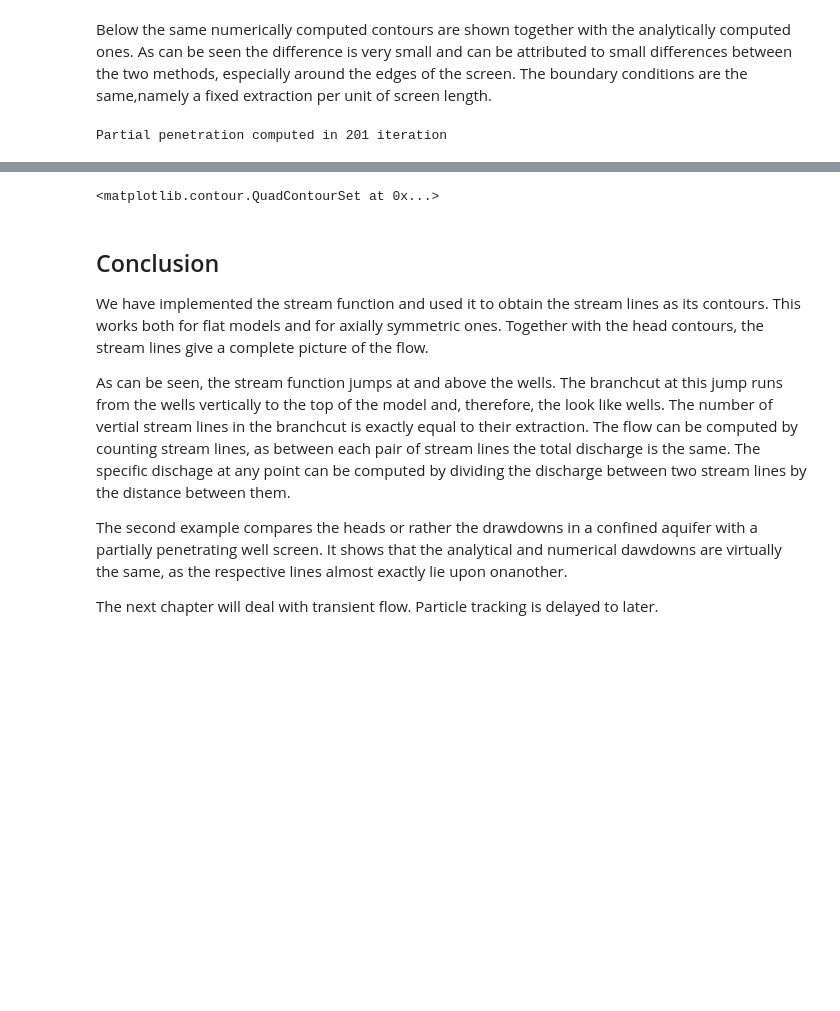
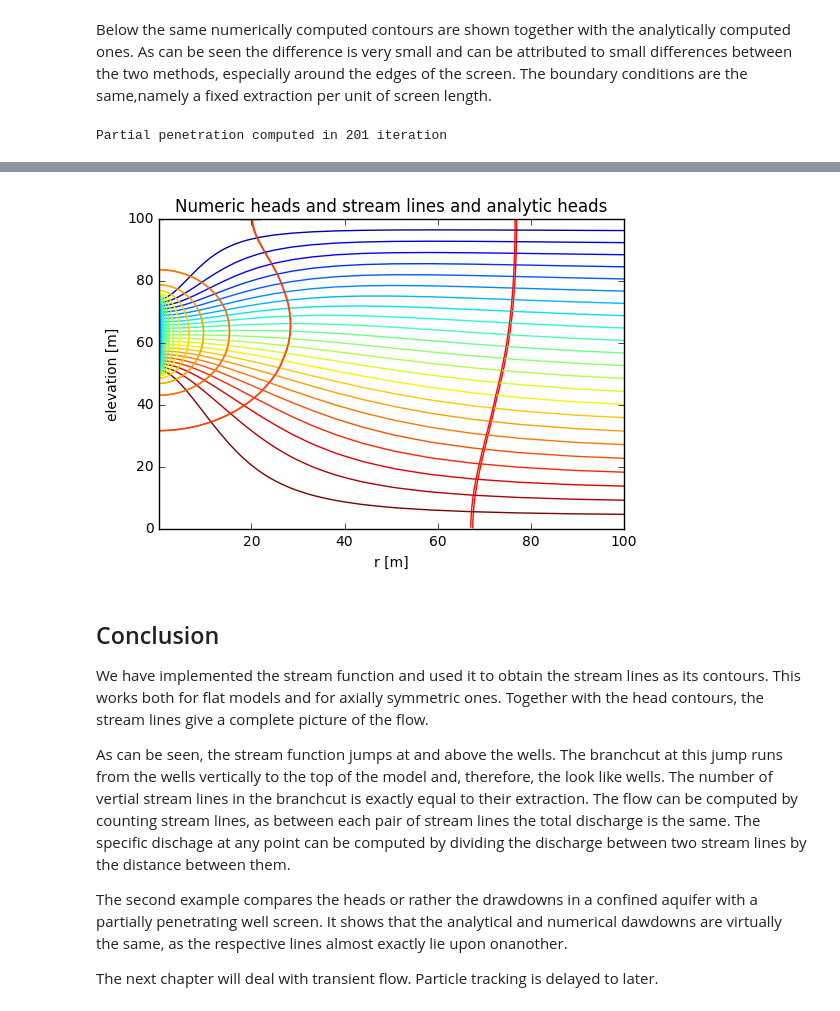
Before and after one commit to Olsthoorn/FDModelBuildingCourseGroundwaterFlow, a Jupyter notebook: 07_stream_lines.ipynb, the cells around one changed output, grey strips where cells are left out. Cells and saved outputs as stored; diff of their text form; code cells hidden in the pictures; blank space fills up the shorter version.

```diff
--- a/07_stream_lines.ipynb
+++ b/07_stream_lines.ipynb
@@ -393,8 +382,9 @@ plt.figure()
 plt.title('Numeric heads and stream lines and analytic heads');
 plt.setp(plt.gca(), 'xlabel','r [m]', 'ylabel', 'elevation [m]', 'xlim', (gr.x[0], 100.), 'ylim',(0, D))
 
-plt.contour(gr.xc, gr.zc, Out.Phi[0].T, cont) # plot the numeric contours
+plt.contour(gr.xc, gr.zc, Out.Phi[:, 0, :], cont) # plot the numeric contours
 plt.contour(gr.xp, gr.zp, Psi, 25) # plot the stream lines
-plt.contour(gr.xm, gr.zm, s[0].T, cont) # plot the analytic contours
+plt.contour(gr.xm, gr.zm, s[:, 0, :], cont) # plot the analytic contours
+plt.show()
 # %% [output]
 Partial penetration computed in 201 iteration
@@ -403,4 +391,4 @@ Partial penetration computed in 201 iteration
-<matplotlib.contour.QuadContourSet at 0x...>
+[figure, added]
 # %% [markdown]
 ## Conclusion
 
```
Also changed, not shown: parts of 10 cells of this notebook, 20 other files.
